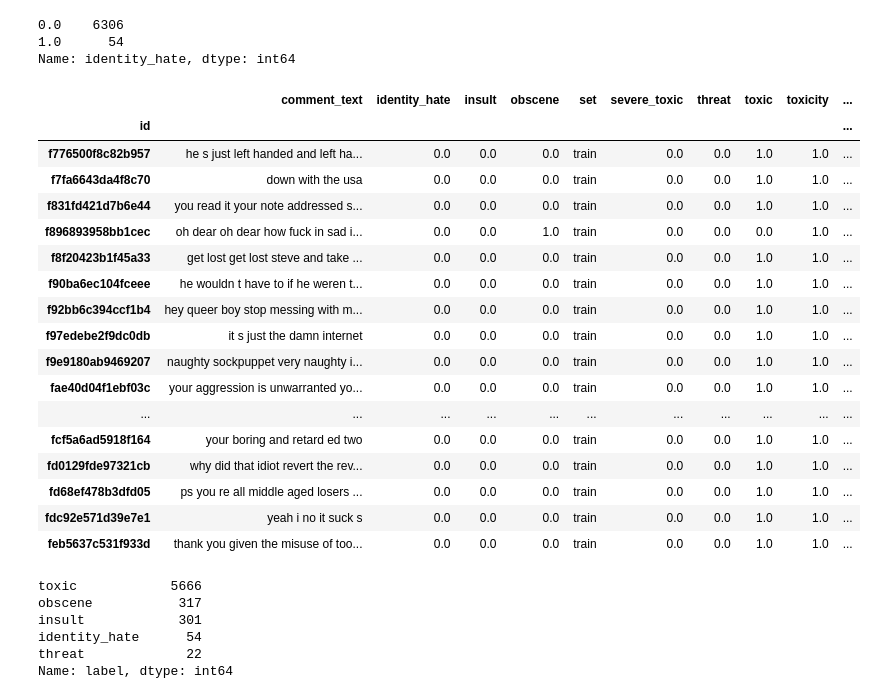
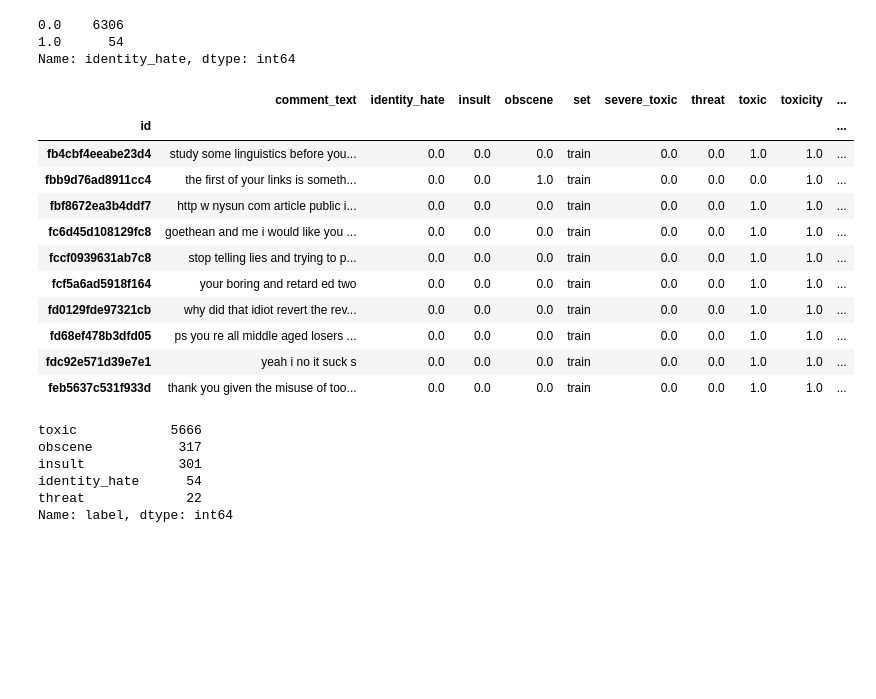
Before and after one commit to mathluva/Bert-Toxic-Comments, a Jupyter notebook: Toxic_Comments.ipynb, the cells around one changed output. Cells and saved outputs as stored; diff of their text form; code cells hidden in the pictures; blank space fills up the shorter version.

```diff
--- a/Toxic_Comments.ipynb
+++ b/Toxic_Comments.ipynb
@@ -127,21 +126,15 @@ for index, label in enumerate(possible_labels):
 
 df['label_value'] = df.label.replace(label_dict)
 # %%
-df.tail(20)
+df.tail(10)
 # %% [output]
 |  | comment_text | identity_hate | insult | obscene | set | severe_toxic | threat | toxic | toxicity | ... |
 | id |  |  |  |  |  |  |  |  |  | ... |
-| f776500f8c82b957 | he s just left handed and left ha... | 0.0 | 0.0 | 0.0 | train | 0.0 | 0.0 | 1.0 | 1.0 | ... |
-| f7fa6643da4f8c70 | down with the usa | 0.0 | 0.0 | 0.0 | train | 0.0 | 0.0 | 1.0 | 1.0 | ... |
-| f831fd421d7b6e44 | you read it your note addressed s... | 0.0 | 0.0 | 0.0 | train | 0.0 | 0.0 | 1.0 | 1.0 | ... |
-| f896893958bb1cec | oh dear oh dear how fuck in sad i... | 0.0 | 0.0 | 1.0 | train | 0.0 | 0.0 | 0.0 | 1.0 | ... |
-| f8f20423b1f45a33 | get lost get lost steve and take ... | 0.0 | 0.0 | 0.0 | train | 0.0 | 0.0 | 1.0 | 1.0 | ... |
-| f90ba6ec104fceee | he wouldn t have to if he weren t... | 0.0 | 0.0 | 0.0 | train | 0.0 | 0.0 | 1.0 | 1.0 | ... |
-| f92bb6c394ccf1b4 | hey queer boy stop messing with m... | 0.0 | 0.0 | 0.0 | train | 0.0 | 0.0 | 1.0 | 1.0 | ... |
-| f97edebe2f9dc0db | it s just the damn internet | 0.0 | 0.0 | 0.0 | train | 0.0 | 0.0 | 1.0 | 1.0 | ... |
-| f9e9180ab9469207 | naughty sockpuppet very naughty i... | 0.0 | 0.0 | 0.0 | train | 0.0 | 0.0 | 1.0 | 1.0 | ... |
-| fae40d04f1ebf03c | your aggression is unwarranted yo... | 0.0 | 0.0 | 0.0 | train | 0.0 | 0.0 | 1.0 | 1.0 | ... |
-| ... | ... | ... | ... | ... | ... | ... | ... | ... | ... | ... |
+| fb4cbf4eeabe23d4 | study some linguistics before you... | 0.0 | 0.0 | 0.0 | train | 0.0 | 0.0 | 1.0 | 1.0 | ... |
+| fbb9d76ad8911cc4 | the first of your links is someth... | 0.0 | 0.0 | 1.0 | train | 0.0 | 0.0 | 0.0 | 1.0 | ... |
+| fbf8672ea3b4ddf7 | http w nysun com article public i... | 0.0 | 0.0 | 0.0 | train | 0.0 | 0.0 | 1.0 | 1.0 | ... |
+| fc6d45d108129fc8 | goethean and me i would like you ... | 0.0 | 0.0 | 0.0 | train | 0.0 | 0.0 | 1.0 | 1.0 | ... |
+| fccf0939631ab7c8 | stop telling lies and trying to p... | 0.0 | 0.0 | 0.0 | train | 0.0 | 0.0 | 1.0 | 1.0 | ... |
 | fcf5a6ad5918f164 | your boring and retard ed two | 0.0 | 0.0 | 0.0 | train | 0.0 | 0.0 | 1.0 | 1.0 | ... |
 | fd0129fde97321cb | why did that idiot revert the rev... | 0.0 | 0.0 | 0.0 | train | 0.0 | 0.0 | 1.0 | 1.0 | ... |
 | fd68ef478b3dfd05 | ps you re all middle aged losers ... | 0.0 | 0.0 | 0.0 | train | 0.0 | 0.0 | 1.0 | 1.0 | ... |
```
Also changed, not shown: parts of 15 cells of this notebook.
